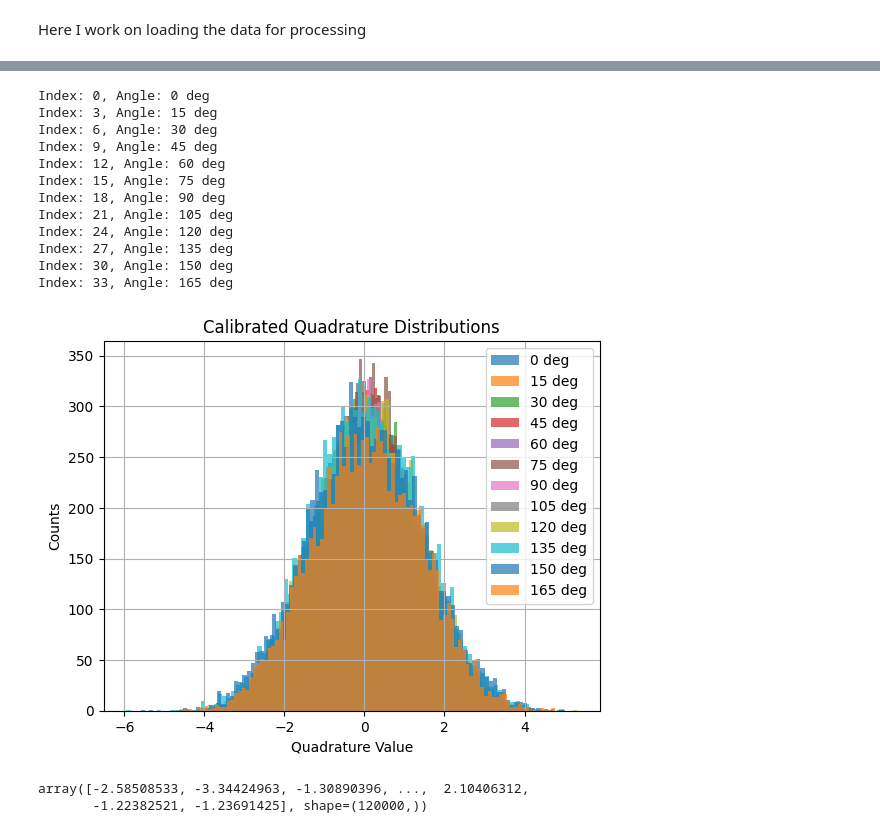
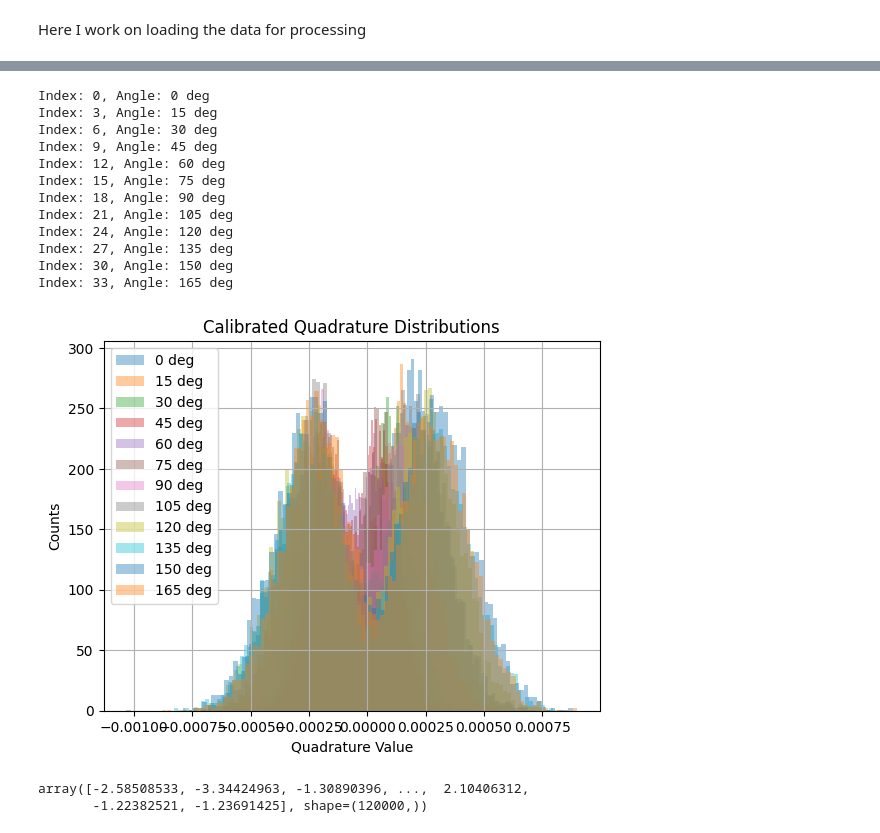
Before and after one commit to ThomasRavnborg/Homodyne-Tomography, a Jupyter notebook: DataAnalysis.ipynb, the cells around one changed output, grey strips where cells are left out. Drawn from its saved outputs; the diff is of its cells as text; code cells hidden in the pictures.

Commit message:
Added code for quadrature calculations

```diff
--- a/DataAnalysis.ipynb
+++ b/DataAnalysis.ipynb
@@ -29,10 +34,10 @@ files = {dat:{ds:get_file_list(dat, ds) for ds in datasets} for dat in dates}
 # %%
 meta, times, data = lecroy.read(files[dates[0]]['cat2'][0], scale=False)
 dt = meta['horiz_interval']
-fs = 1/dt
+#fs = 1/dt
 N = len(data[0])
 t = np.linspace(0, dt*N, N, endpoint=False)
-f = rfftfreq(N, dt)
+#f = rfftfreq(N, dt)
 #meta
 # %%
 for ds in datasets:
@@ -59,0 +79,12 @@ vacuum_std = np.std(vacuum_proj)
+# %%
+for i in range(12):
+    print(f'Index: {3*i}, Angle: {15*i} deg')
+    state = data[3*i]
+    state_var = state.var(axis=0)/vacuum_var
+    plt.plot(t*1e9, state_var, label=f'{15*i} deg')
+#plt.plot(t*1e9, temporal_mode, label='Temporal Mode')
+#plt.legend()
+plt.xlabel("Time (ns)")
+plt.ylabel("Variance")
+plt.grid(True)
+plt.show()
@@ -59,0 +105,3 @@ vacuum_std = np.std(vacuum_proj)
+# %%
+state = data[0]
+state.shape
@@ -59,0 +132,6 @@ vacuum_std = np.std(vacuum_proj)
+# %%
+vacuum_quadratures = np.sum(vacuum*temporal_mode, axis=1)*dt
+vacuum_mean = np.mean(vacuum_quadratures)
+vaccum_std = np.std(vacuum_quadratures)
+plt.hist(vacuum_quadratures, bins=100, density=False, alpha=0.7)
+plt.show()
@@ -61,36 +141,36 @@ vacuum_std = np.std(vacuum_proj)
 x_values = np.array([])
 theta_values = np.array([])
 
 for i in range(12):
     print(f'Index: {3*i}, Angle: {15*i} deg')
     state = data[3*i]
     # Project each trace onto the temporal mode
-    quadratures = np.dot(state, temporal_mode)
+    quadratures = np.sum(state*temporal_mode, axis=1)*dt
     quadratures = (quadratures - vacuum_mean) / vacuum_std
     x_values = np.append(x_values, quadratures)
     theta_values = np.append(theta_values, np.full_like(quadratures, 15*i))
     theta_values = np.deg2rad(theta_values)
-    plt.hist(quadratures, bins=100, density=False, alpha=0.7, label=f'{15*i} deg')
+    plt.hist(quadratures, bins=100, density=False, alpha=0.4, label=f'{15*i} deg')
 plt.legend()
 plt.title("Calibrated Quadrature Distributions")
 plt.xlabel("Quadrature Value")
 plt.ylabel("Counts")
 plt.grid(True)
 plt.show()
 # %% [output]
 Index: 0, Angle: 0 deg
 Index: 3, Angle: 15 deg
 Index: 6, Angle: 30 deg
 Index: 9, Angle: 45 deg
 Index: 12, Angle: 60 deg
 Index: 15, Angle: 75 deg
 Index: 18, Angle: 90 deg
 Index: 21, Angle: 105 deg
 Index: 24, Angle: 120 deg
 Index: 27, Angle: 135 deg
 Index: 30, Angle: 150 deg
 Index: 33, Angle: 165 deg
-[figure, old version]
+[figure, new version]
 # %%
 x_values
 # %% [output]
```
Also changed, not shown: parts of 10 cells of this notebook.
